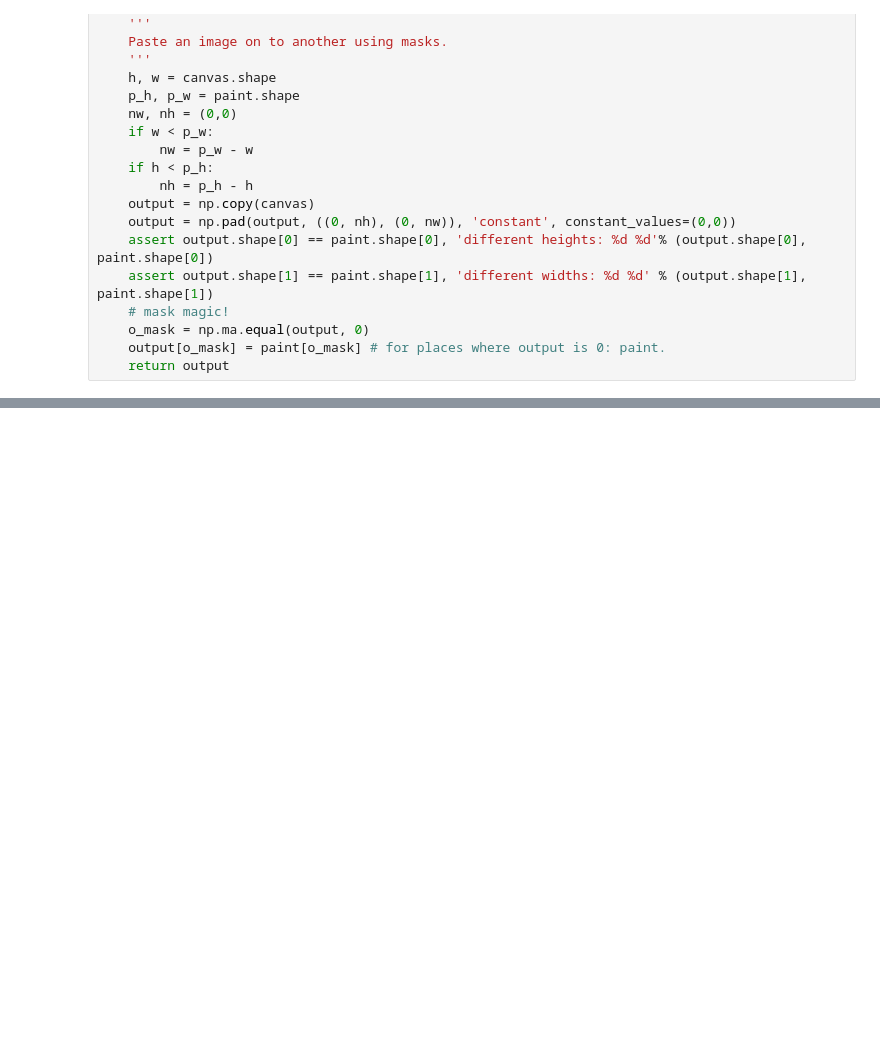
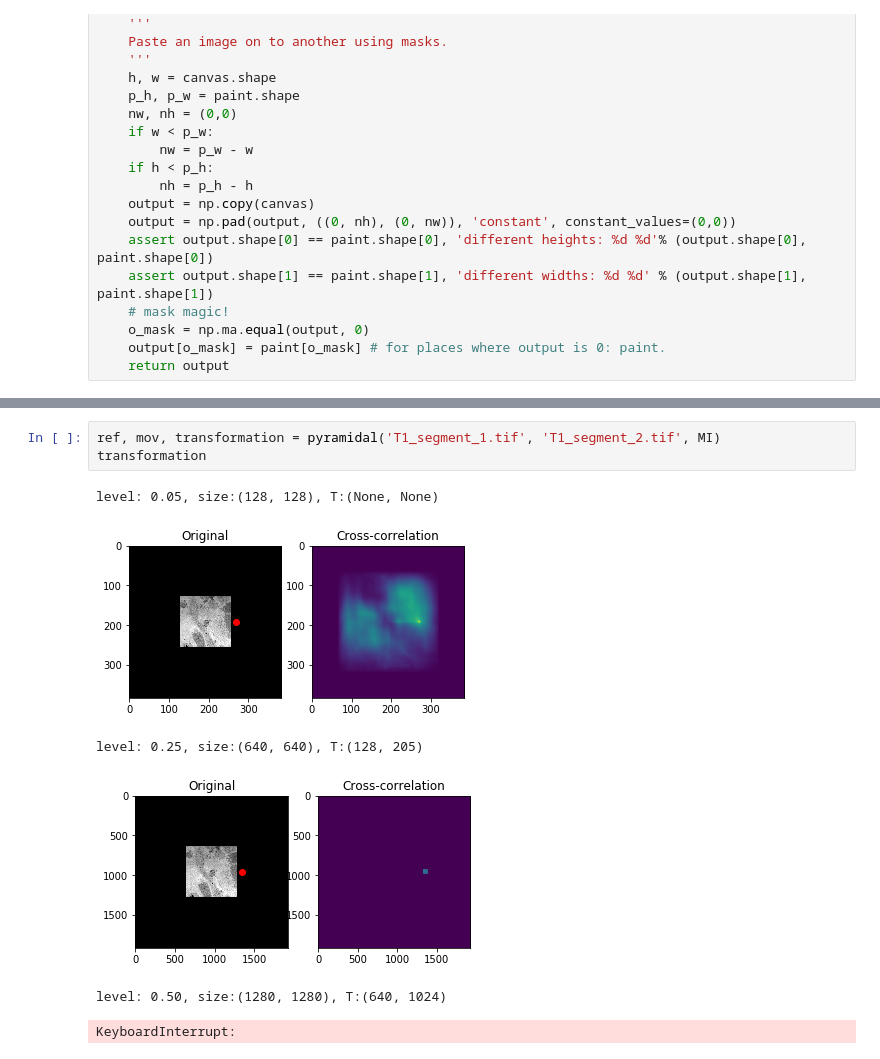
Before and after one commit to tristaaan/stitch-eval, a Jupyter notebook: notebooks/distance-method.ipynb, the cells around one changed output, grey strips where cells are left out. Saved outputs shown, nothing was run; the diff lists cells and outputs as text; blank space fills up the shorter version.

Commit message:
initial pyramidal scheme

```diff
--- a/notebooks/distance-method.ipynb
+++ b/notebooks/distance-method.ipynb
@@ -162,0 +330,10 @@ plt.show()
+# %%
+ref, mov, transformation = pyramidal('T1_segment_1.tif', 'T1_segment_2.tif', MI)
+transformation
+# %% [output]
+level: 0.05, size:(128, 128), T:(None, None)
+[figure, added]
+level: 0.25, size:(640, 640), T:(128, 205)
+[figure, added]
+level: 0.50, size:(1280, 1280), T:(640, 1024)
+KeyboardInterrupt:
```
Also changed, not shown: parts of 14 cells of this notebook.
